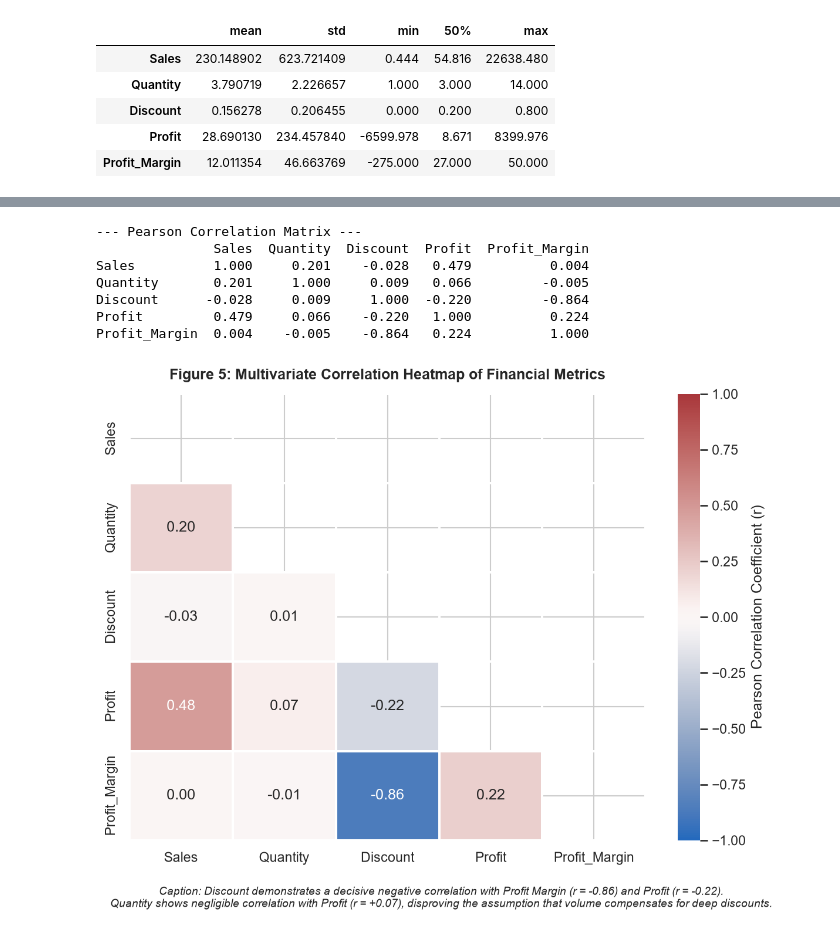
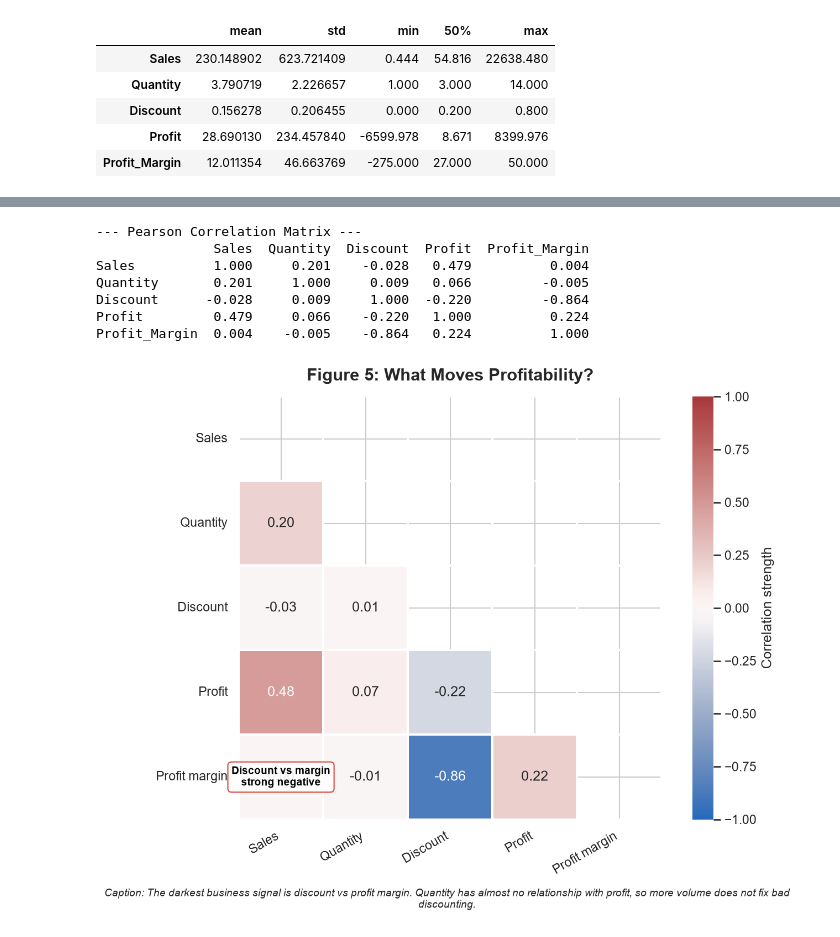
Before and after one commit to clivemisiko/ai_foundations, a Jupyter notebook: eda_data_story.ipynb, the cells around one changed output, grey strips where cells are left out. Saved outputs shown, nothing was run; the diff lists cells and outputs as text; code cells hidden in the pictures.

```diff
--- a/eda_data_story.ipynb
+++ b/eda_data_story.ipynb
@@ -321,46 +318,56 @@ Passing `palette` without assigning `hue` is deprecated and will be removed in v
 # %%
-# 1. Compute Pearson Correlation Matrix
+# Figure 5: readable correlation heatmap with business-friendly labels
 corr_vars = ['Sales', 'Quantity', 'Discount', 'Profit', 'Profit_Margin']
 corr_matrix = df[corr_vars].corr()
 
-print("--- Pearson Correlation Matrix ---")
+friendly_labels = {
+    'Sales': 'Sales',
+    'Quantity': 'Quantity',
+    'Discount': 'Discount',
+    'Profit': 'Profit',
+    'Profit_Margin': 'Profit margin'
+}
+corr_display = corr_matrix.rename(index=friendly_labels, columns=friendly_labels)
+
+print('--- Pearson Correlation Matrix ---')
 print(corr_matrix.round(3))
 
-# 2. Render Correlation Heatmap
-plt.figure(figsize=(8, 6))
-
-# Mask the upper triangle for clean, uncluttered presentation
-mask = np.triu(np.ones_like(corr_matrix, dtype=bool))
-
-sns.heatmap(
-    corr_matrix,
+plt.figure(figsize=(8.5, 6.5))
+mask = np.triu(np.ones_like(corr_display, dtype=bool))
+ax = sns.heatmap(
+    corr_display,
     mask=mask,
     annot=True,
-    fmt=".2f",
-    cmap="vlag",
-    vmin=-1.0,
-    vmax=1.0,
+    fmt='.2f',
+    cmap='vlag',
+    vmin=-1,
+    vmax=1,
     linewidths=1,
-    cbar_kws={"label": "Pearson Correlation Coefficient (r)"}
+    square=True,
+    cbar_kws={'label': 'Correlation strength'}
 )
 
-plt.title("Figure 5: Multivariate Correlation Heatmap of Financial Metrics",
-          fontsize=12, fontweight='bold', pad=12)
+ax.set_title('Figure 5: What Moves Profitability?', fontsize=15, fontweight='bold', pad=14)
+ax.set_xticklabels(ax.get_xticklabels(), rotation=30, ha='right')
+ax.set_yticklabels(ax.get_yticklabels(), rotation=0)
 
-plt.figtext(0.5, -0.05,
-    "Caption: Discount demonstrates a decisive negative correlation with Profit Margin (r = -0.86) and Profit (r = -0.22).\n"
-    "Quantity shows negligible correlation with Profit (r = +0.07), disproving the assumption that volume compensates for deep discounts.",
-    wrap=True, horizontalalignment='center', fontsize=9, style='italic')
+# Call out the most important relationship in the story
+ax.text(0.5, 4.5, 'Discount vs margin\nstrong negative',
+        ha='center', va='center', fontsize=9, fontweight='bold', color='black',
+        bbox=dict(boxstyle='round,pad=0.35', facecolor='white', edgecolor='#d73027', alpha=0.9))
 
+plt.figtext(0.5, -0.03,
+            'Caption: The darkest business signal is discount vs profit margin. Quantity has almost no relationship with profit, so more volume does not fix bad discounting.',
+            wrap=True, horizontalalignment='center', fontsize=9, style='italic')
 plt.tight_layout()
 plt.show()
 # %% [output]
 --- Pearson Correlation Matrix ---
                Sales  Quantity  Discount  Profit  Profit_Margin
 Sales          1.000     0.201    -0.028   0.479          0.004
 Quantity       0.201     1.000     0.009   0.066         -0.005
 Discount      -0.028     0.009     1.000  -0.220         -0.864
 Profit         0.479     0.066    -0.220   1.000          0.224
 Profit_Margin  0.004    -0.005    -0.864   0.224          1.000
-[figure, old version]
+[figure, new version]
 # %% [markdown]
```
Also changed, not shown: parts of 5 cells of this notebook.
